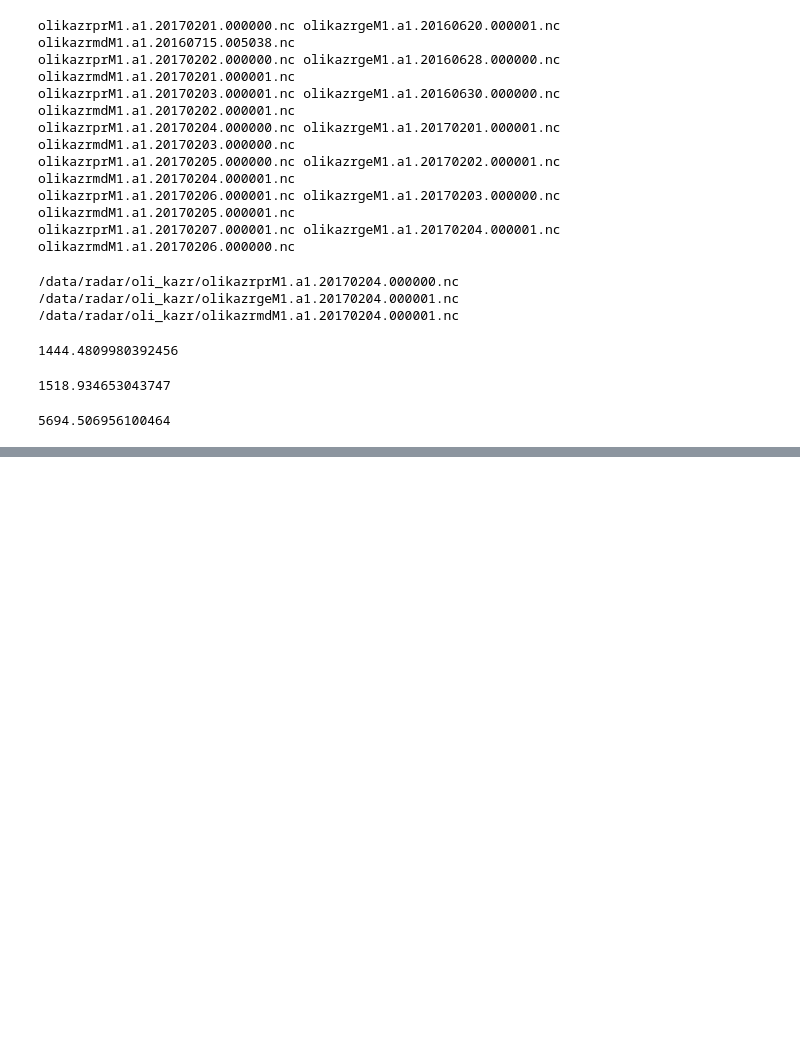
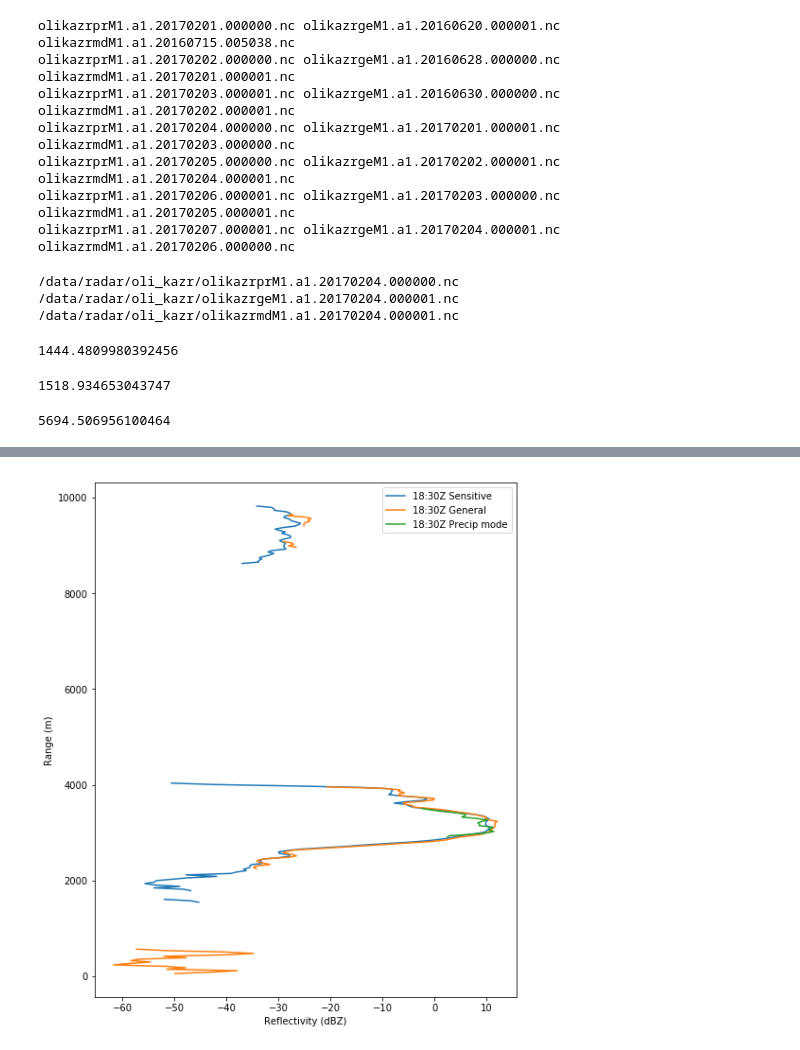
Before and after one commit to scollis/kazr_tools, a Jupyter notebook: notebooks/KAZR_mode_compare.ipynb, the cells around one changed output, grey strips where cells are left out. Saved outputs shown, nothing was run; the diff lists cells and outputs as text; code cells hidden in the pictures; blank space fills up the shorter version.

```diff
--- a/notebooks/KAZR_mode_compare.ipynb
+++ b/notebooks/KAZR_mode_compare.ipynb
@@ -202,0 +241,26 @@ ax3.set_xlim([time_md.min(), time_md.max()])
+# %%
+#time we want
+target_datetime = netCDF4.datetime(2017,2,4,16,30)
+target_time_md = netCDF4.date2num(target_datetime, units = radar_md.time['units'])
+print(target_time_md)
+idx_md = find_nearest(radar_md.time['data'], target_time_md)
+print(idx_md, radar_md.time['data'][idx_md])
+print(time_md[idx_md])
+
+target_time_ge = netCDF4.date2num(target_datetime, units = radar_ge.time['units'])
+print(target_time_ge)
+idx_ge = find_nearest(radar_ge.time['data'], target_time_ge)
+print(idx_ge, radar_ge.time['data'][idx_ge])
+print(time_ge[idx_ge])
+
+target_time_pr = netCDF4.date2num(target_datetime, units = radar_pr.time['units'])
+print(target_time_pr)
+idx_pr = find_nearest(radar_pr.time['data'], target_time_pr)
+print(idx_pr, radar_pr.time['data'][idx_pr])
+print(time_pr[idx_pr])
+
+#needs to go in a function
+
+sweet_pr = radar_pr.fields['reflectivity_filtered']['data'][idx_pr,:]
+sweet_ge = radar_ge.fields['reflectivity_filtered']['data'][idx_ge,:]
+sweet_md = radar_md.fields['reflectivity_filtered']['data'][idx_md,:]
@@ -202,0 +277,11 @@ ax3.set_xlim([time_md.min(), time_md.max()])
+# %%
+fig = plt.figure(figsize=[8,10])
+plt.plot(sweet_md, range_md, label='18:30Z Sensitive')
+plt.plot(sweet_ge, range_ge, label='18:30Z General')
+plt.plot(sweet_pr, range_pr, label='18:30Z Precip mode')
+plt.xlabel('Reflectivity (dBZ)')
+plt.ylabel('Range (m)')
+plt.legend()
+plt.savefig('../images/sweet_1830.png')
+# %% [output]
+[figure, added]
```
Also changed, not shown: parts of 10 cells of this notebook, 5 other files.
